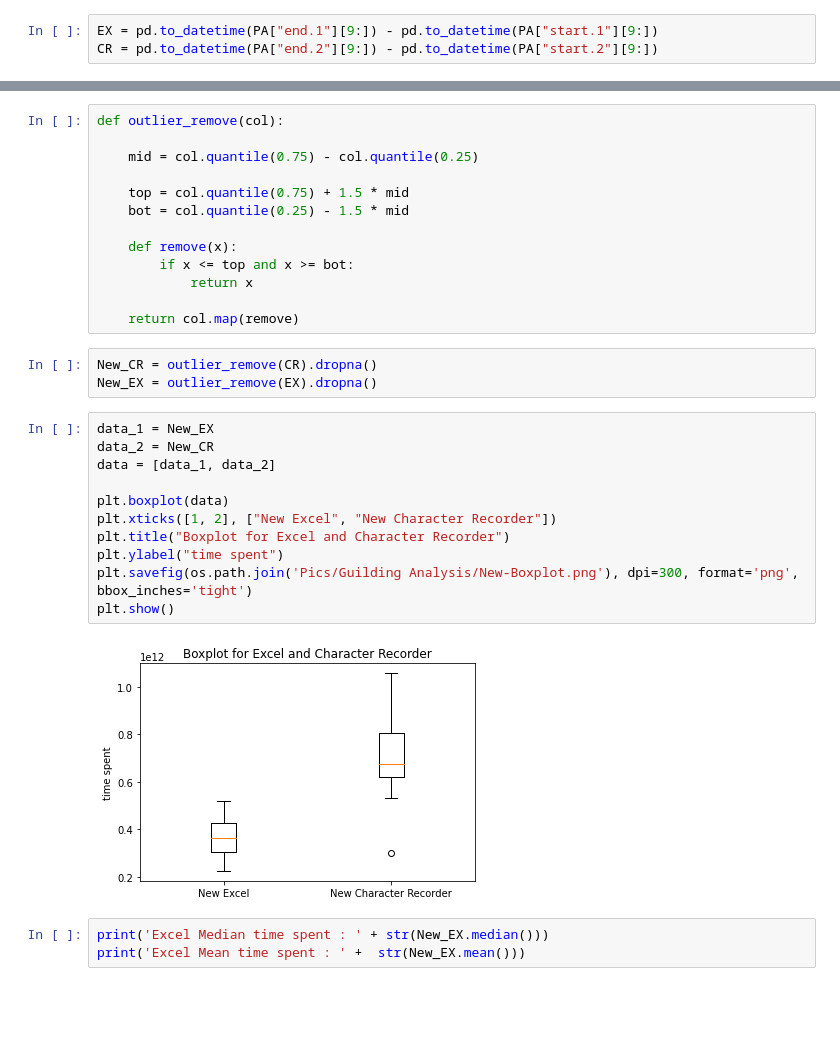
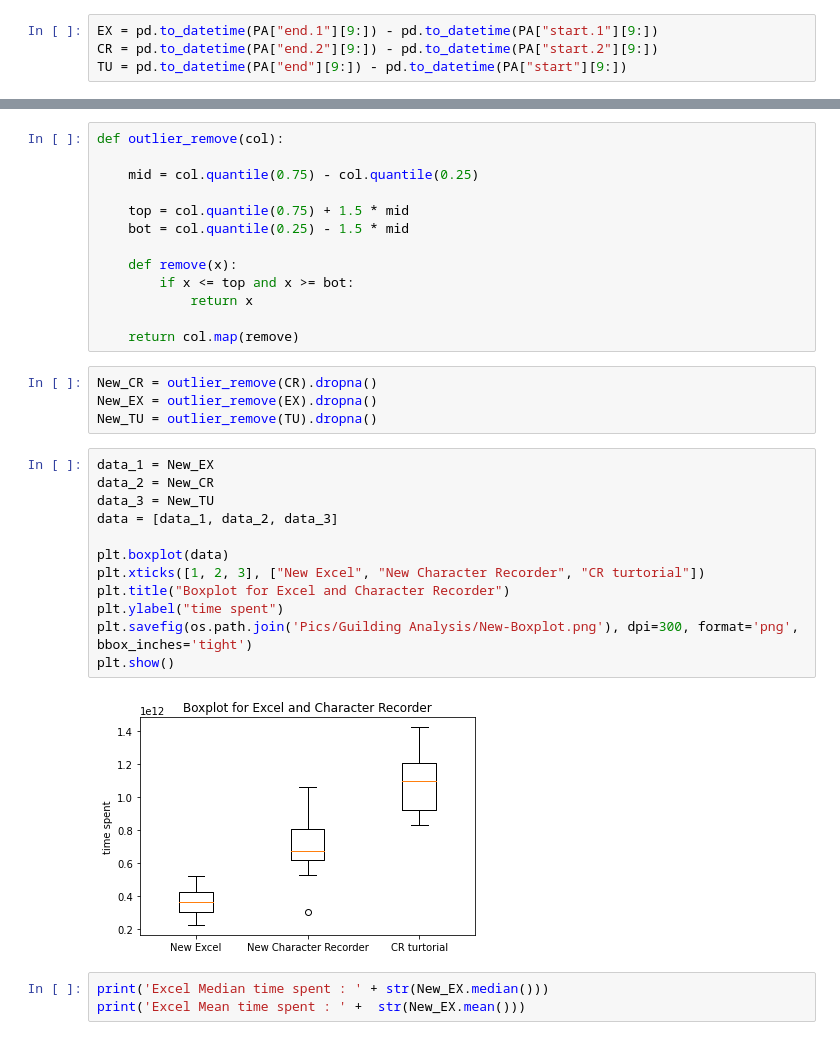
Before and after one commit to YuxuanZhou1/Character-Recorder-DA, a Jupyter notebook: Guiding research question.ipynb, the cells around one changed output, grey strips where cells are left out. Saved outputs shown, nothing was run; the diff lists cells and outputs as text; blank space fills up the shorter version.

```diff
--- a/Guiding research question.ipynb
+++ b/Guiding research question.ipynb
@@ -14,3 +14,4 @@ SA = pd.read_csv('Files/CR-shortanswer.csv')
 # %%
 EX = pd.to_datetime(PA["end.1"][9:]) - pd.to_datetime(PA["start.1"][9:])
 CR = pd.to_datetime(PA["end.2"][9:]) - pd.to_datetime(PA["start.2"][9:])
+TU = pd.to_datetime(PA["end"][9:]) - pd.to_datetime(PA["start"][9:])
@@ -67,19 +101,21 @@ def outlier_remove(col):
 # %%
 New_CR = outlier_remove(CR).dropna()
 New_EX = outlier_remove(EX).dropna()
+New_TU = outlier_remove(TU).dropna()
 # %%
 data_1 = New_EX
 data_2 = New_CR
-data = [data_1, data_2]
+data_3 = New_TU
+data = [data_1, data_2, data_3]
 
 plt.boxplot(data)
-plt.xticks([1, 2], ["New Excel", "New Character Recorder"])
+plt.xticks([1, 2, 3], ["New Excel", "New Character Recorder", "CR turtorial"])
 plt.title("Boxplot for Excel and Character Recorder")
 plt.ylabel("time spent")
 plt.savefig(os.path.join('Pics/Guilding Analysis/New-Boxplot.png'), dpi=300, format='png', bbox_inches='tight')
 plt.show()
 # %% [output]
-[figure, old version]
+[figure, new version]
 # %%
 print('Excel Median time spent : ' + str(New_EX.median()))
 print('Excel Mean time spent : ' +  str(New_EX.mean()))
```
Also changed, not shown: parts of 13 cells of this notebook, 7 other files.
